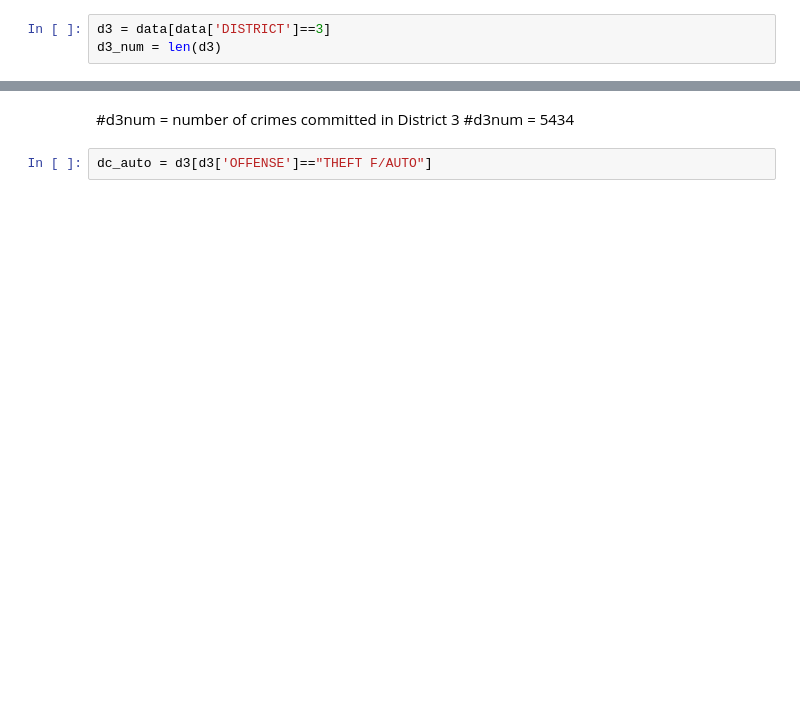
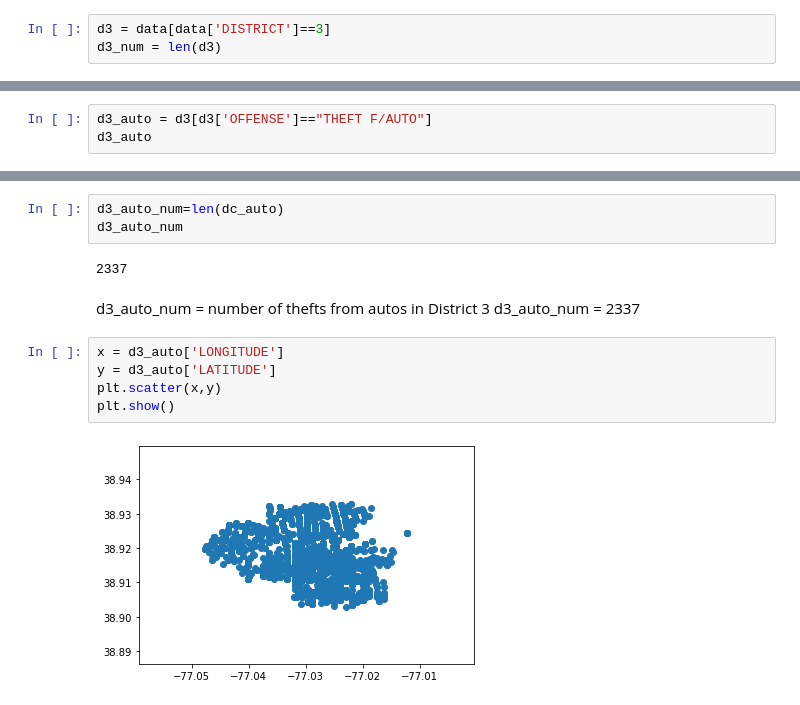
Before and after one commit to nfs26/GEOG682_Lab3, a Jupyter notebook: Smith_Lab3.ipynb, the cells around one changed output, grey strips where cells are left out. Drawn from its saved outputs; the diff is of its cells as text; blank space fills up the shorter version.

```diff
--- a/Smith_Lab3.ipynb
+++ b/Smith_Lab3.ipynb
@@ -37,0 +46,3 @@ d3_num = len(d3)
+# %%
+d3_auto = d3[d3['OFFENSE']=="THEFT F/AUTO"]
+d3_auto
@@ -38,5 +68,15 @@ d3_num = len(d3)
+# %%
+d3_auto_num=len(dc_auto)
+d3_auto_num
+# %% [output]
+2337
 # %% [markdown]
-#d3num = number of crimes committed in District 3
-#d3num = 5434
+d3_auto_num = number of thefts from autos in District 3
+d3_auto_num = 2337
-# %%
-dc_auto = d3[d3['OFFENSE']=="THEFT F/AUTO"]
+# %%
+x = d3_auto['LONGITUDE']
+y = d3_auto['LATITUDE']
+plt.scatter(x,y)
+plt.show()
+# %% [output]
+[figure, added]
```
Also changed, not shown: parts of 4 cells of this notebook.
